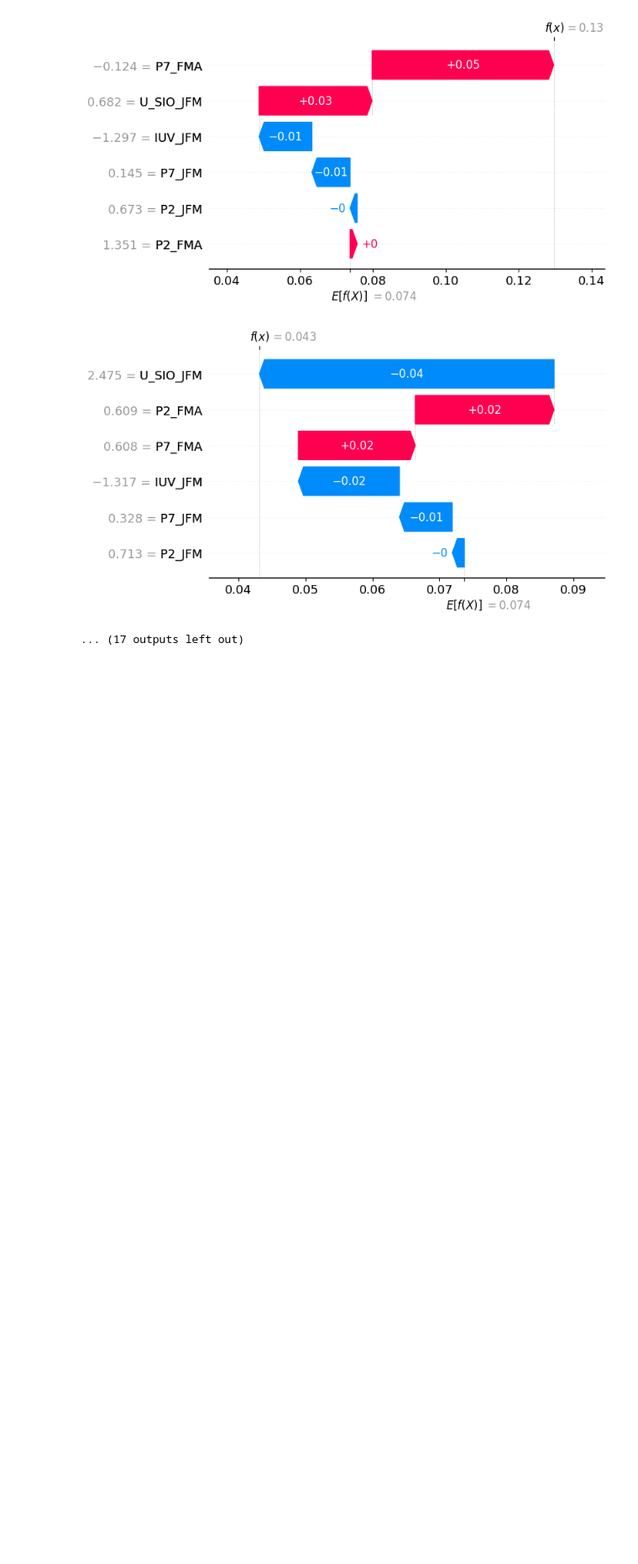
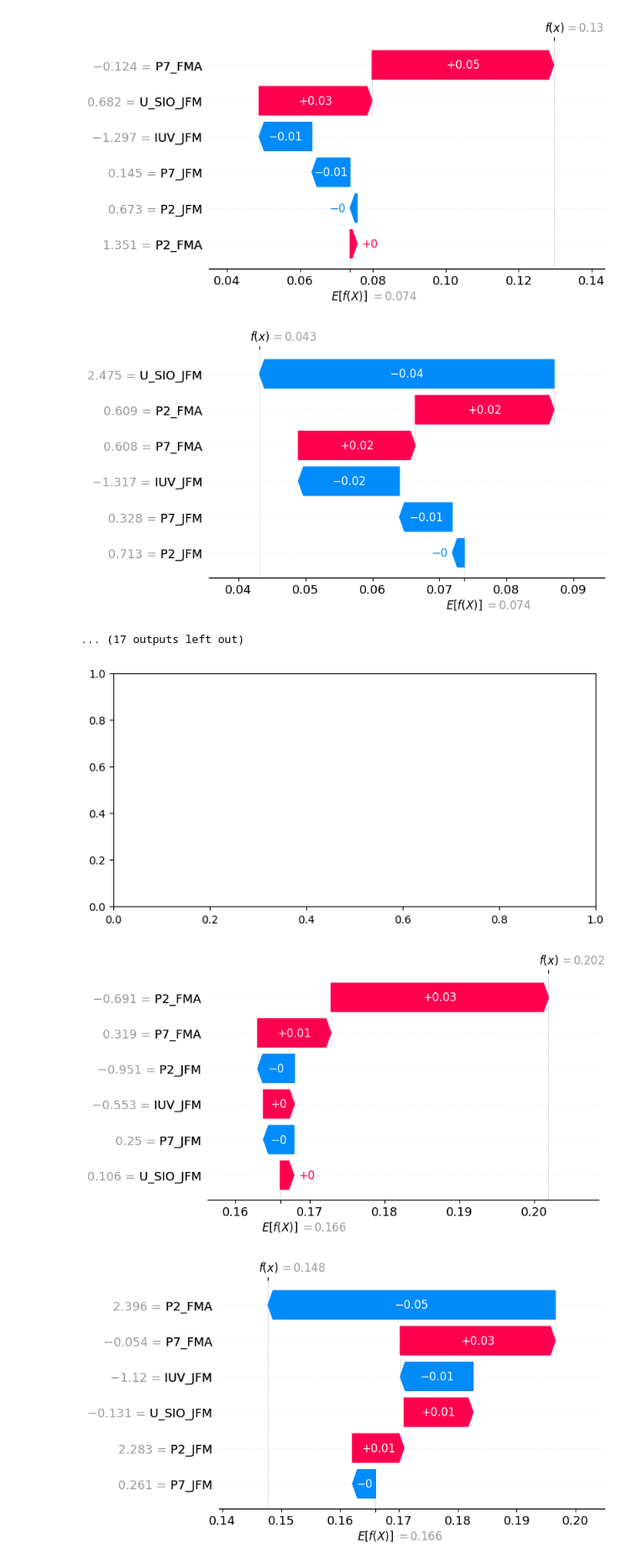
Before and after one commit to Deepayan504/SHAP, a Jupyter notebook: SHAP.ipynb, the cells around one changed output. Shown at 84% size. Cells and saved outputs as stored; diff of their text form; code cells hidden in the pictures; blank space fills up the shorter version.

```diff
--- a/SHAP.ipynb
+++ b/SHAP.ipynb
@@ -44,3 +44,24 @@ plt.show()
 [figure]
 [figure]
 ... (17 outputs left out)
+# %%
+import shap
+import matplotlib.pyplot as plt
+explainer = shap.Explainer(best.predict, X_test_scaled[flood_indices],feature_names=X_test.columns)
+shap_values = explainer(X_test_scaled[flood_indices])
+for idx in range(len(flood_indices)):
+    plt.figure()
+    shap.plots.waterfall(shap_values[idx], show=False)
+
+    plt.tight_layout()
+    plt.show()
+
+plt.figure()
+shap.summary_plot(shap_values, X_test_scaled[flood_indices], show=False)
+plt.title('SHAP Summary Plot for Test Data')
+plt.tight_layout()
+plt.show()
+# %% [output]
+[figure, added]
+[figure, added]
+[figure, added]
```
Also changed, not shown: parts of 2 cells of this notebook.
